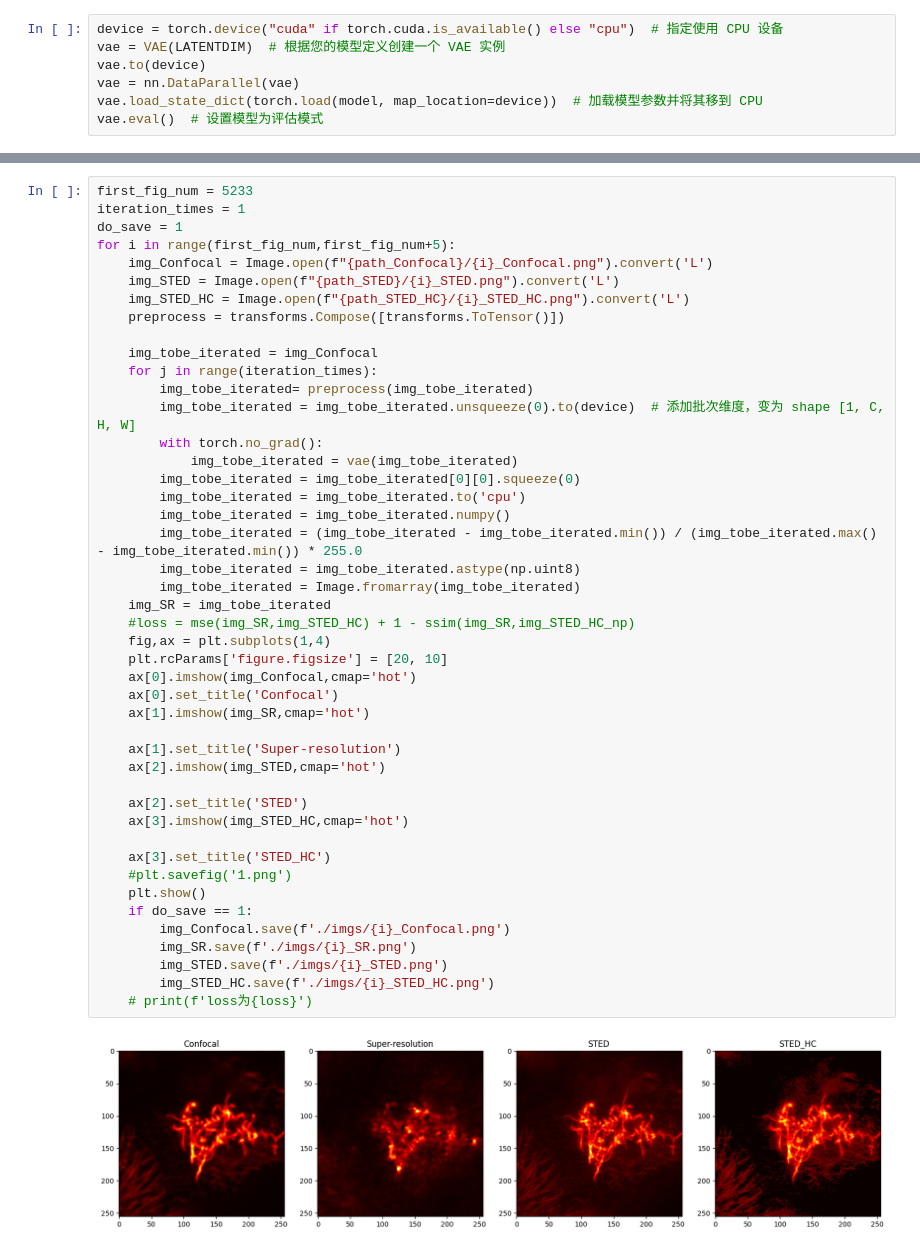
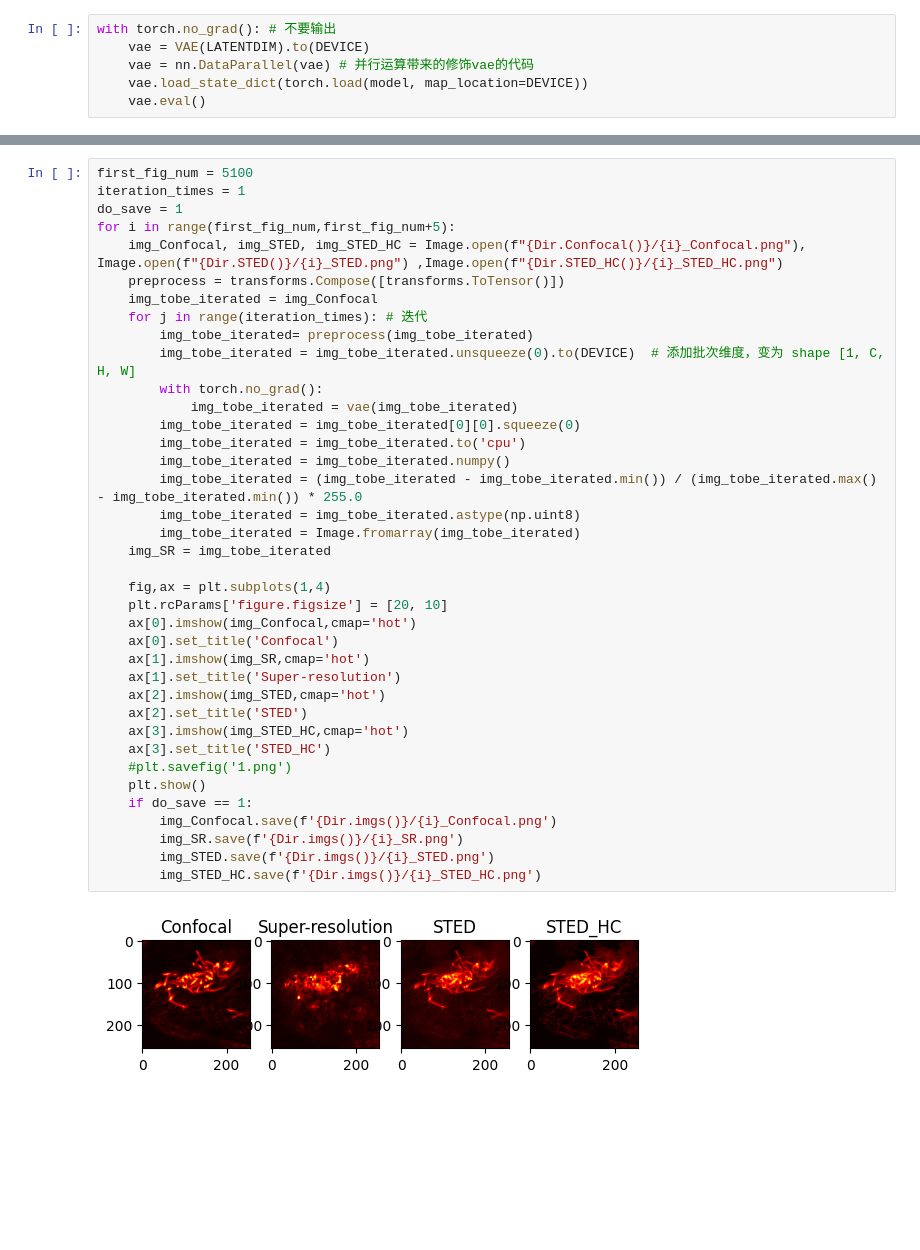
Before and after one commit to boobyuuuu/SR, a Jupyter notebook: codes/Application.ipynb, the cells around one changed output, grey strips where cells are left out. Cells and saved outputs as stored; diff of their text form; blank space fills up the shorter version.

```diff
--- a/codes/Application.ipynb
+++ b/codes/Application.ipynb
@@ -74,7 +16,6 @@ class VAE(nn.Module):
 # %%
-device = torch.device("cuda" if torch.cuda.is_available() else "cpu")  # 指定使用 CPU 设备
-vae = VAE(LATENTDIM)  # 根据您的模型定义创建一个 VAE 实例
-vae.to(device)
-vae = nn.DataParallel(vae)
-vae.load_state_dict(torch.load(model, map_location=device))  # 加载模型参数并将其移到 CPU
-vae.eval()  # 设置模型为评估模式
+with torch.no_grad(): # 不要输出
+    vae = VAE(LATENTDIM).to(DEVICE)
+    vae = nn.DataParallel(vae) # 并行运算带来的修饰vae的代码
+    vae.load_state_dict(torch.load(model, map_location=DEVICE))
+    vae.eval()
@@ -99,47 +22,40 @@ DataParallel(
 # %%
-first_fig_num = 5233
+first_fig_num = 5100
 iteration_times = 1
 do_save = 1
 for i in range(first_fig_num,first_fig_num+5):
-    img_Confocal = Image.open(f"{path_Confocal}/{i}_Confocal.png").convert('L')
-    img_STED = Image.open(f"{path_STED}/{i}_STED.png").convert('L')
-    img_STED_HC = Image.open(f"{path_STED_HC}/{i}_STED_HC.png").convert('L')
+    img_Confocal, img_STED, img_STED_HC = Image.open(f"{Dir.Confocal()}/{i}_Confocal.png"), Image.open(f"{Dir.STED()}/{i}_STED.png") ,Image.open(f"{Dir.STED_HC()}/{i}_STED_HC.png")
     preprocess = transforms.Compose([transforms.ToTensor()])
-
     img_tobe_iterated = img_Confocal
-    for j in range(iteration_times):
+    for j in range(iteration_times): # 迭代
         img_tobe_iterated= preprocess(img_tobe_iterated)
-        img_tobe_iterated = img_tobe_iterated.unsqueeze(0).to(device)  # 添加批次维度，变为 shape [1, C, H, W]
+        img_tobe_iterated = img_tobe_iterated.unsqueeze(0).to(DEVICE)  # 添加批次维度，变为 shape [1, C, H, W]
         with torch.no_grad():
             img_tobe_iterated = vae(img_tobe_iterated)
         img_tobe_iterated = img_tobe_iterated[0][0].squeeze(0)
         img_tobe_iterated = img_tobe_iterated.to('cpu')
         img_tobe_iterated = img_tobe_iterated.numpy()
         img_tobe_iterated = (img_tobe_iterated - img_tobe_iterated.min()) / (img_tobe_iterated.max() - img_tobe_iterated.min()) * 255.0
         img_tobe_iterated = img_tobe_iterated.astype(np.uint8)
         img_tobe_iterated = Image.fromarray(img_tobe_iterated)
     img_SR = img_tobe_iterated
-    #loss = mse(img_SR,img_STED_HC) + 1 - ssim(img_SR,img_STED_HC_np)
+
     fig,ax = plt.subplots(1,4)
     plt.rcParams['figure.figsize'] = [20, 10]
     ax[0].imshow(img_Confocal,cmap='hot')
     ax[0].set_title('Confocal')
     ax[1].imshow(img_SR,cmap='hot')
-
     ax[1].set_title('Super-resolution')
     ax[2].imshow(img_STED,cmap='hot')
-
     ax[2].set_title('STED')
     ax[3].imshow(img_STED_HC,cmap='hot')
-
     ax[3].set_title('STED_HC')
     #plt.savefig('1.png')
     plt.show()
     if do_save == 1:
-        img_Confocal.save(f'./imgs/{i}_Confocal.png')
-        img_SR.save(f'./imgs/{i}_SR.png')
-        img_STED.save(f'./imgs/{i}_STED.png')
-        img_STED_HC.save(f'./imgs/{i}_STED_HC.png')
-    # print(f'loss为{loss}')
+        img_Confocal.save(f'{Dir.imgs()}/{i}_Confocal.png')
+        img_SR.save(f'{Dir.imgs()}/{i}_SR.png')
+        img_STED.save(f'{Dir.imgs()}/{i}_STED.png')
+        img_STED_HC.save(f'{Dir.imgs()}/{i}_STED_HC.png')
 # %% [output]
-[figure, old version]
+[figure, new version]
```
Also changed, not shown: parts of 4 cells of this notebook, 9 other files.
